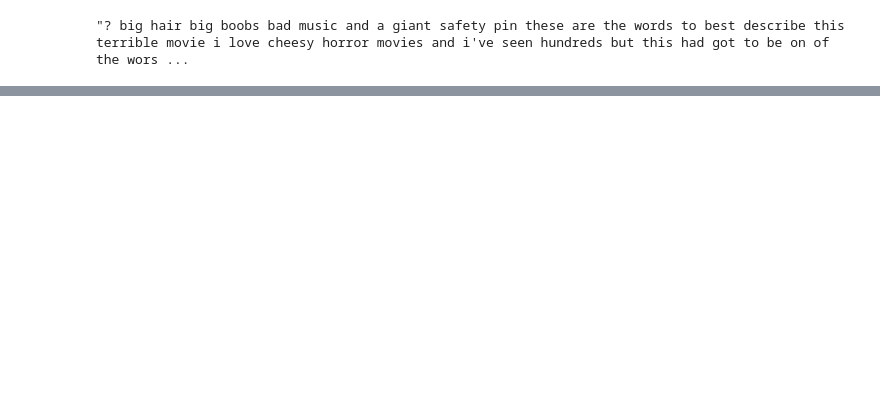
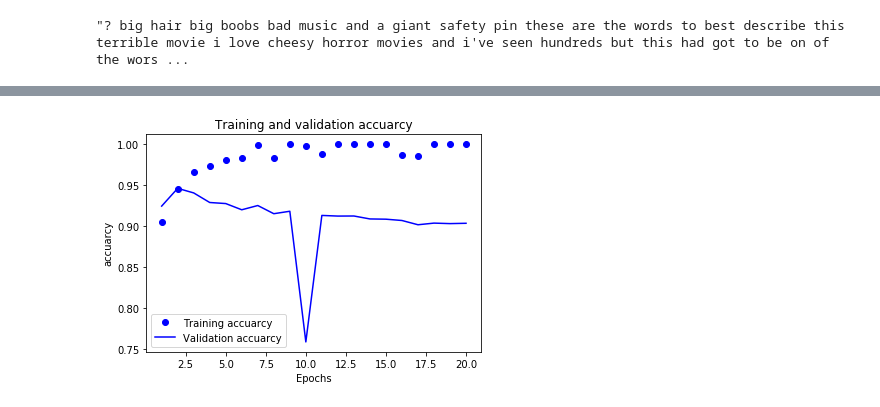
Before and after one commit to samisaf/Learning-Data-Science, a Jupyter notebook: Deep Learning with Keras - Book/3 Classifying Movie Reviews.ipynb, the cells around one changed output, grey strips where cells are left out. Drawn from its saved outputs; the diff is of its cells as text; code cells hidden in the pictures; blank space fills up the shorter version.

```diff
--- a/Deep Learning with Keras - Book/3 Classifying Movie Reviews.ipynb
+++ b/Deep Learning with Keras - Book/3 Classifying Movie Reviews.ipynb
@@ -49,0 +164,20 @@ MemoryError:
+# %%
+def plot_metric(metricname, trainmetrics, valmetrics):
+    epochs = range(1, len(trainmetrics) + 1)
+
+    plt.clf()
+    plt.plot(epochs, trainmetrics, 'bo', label='Training '   + metricname)
+    plt.plot(epochs, valmetrics  , 'b', label='Validation ' + metricname)
+    plt.title("Training and validation " +  metricname)
+    plt.xlabel('Epochs')
+    plt.ylabel(metricname)
+    plt.legend()
+    plt.show()
+    return plt
+# %%
+# plotting the training and validation accuracy
+acc_values = hdict['acc']
+val_acc_values = hdict['val_acc']
+plot_metric('accuarcy', acc_values, val_acc_values)
+# %% [output]
+[figure, added]
```
Also changed, not shown: parts of 26 cells of this notebook, 16 other files.
